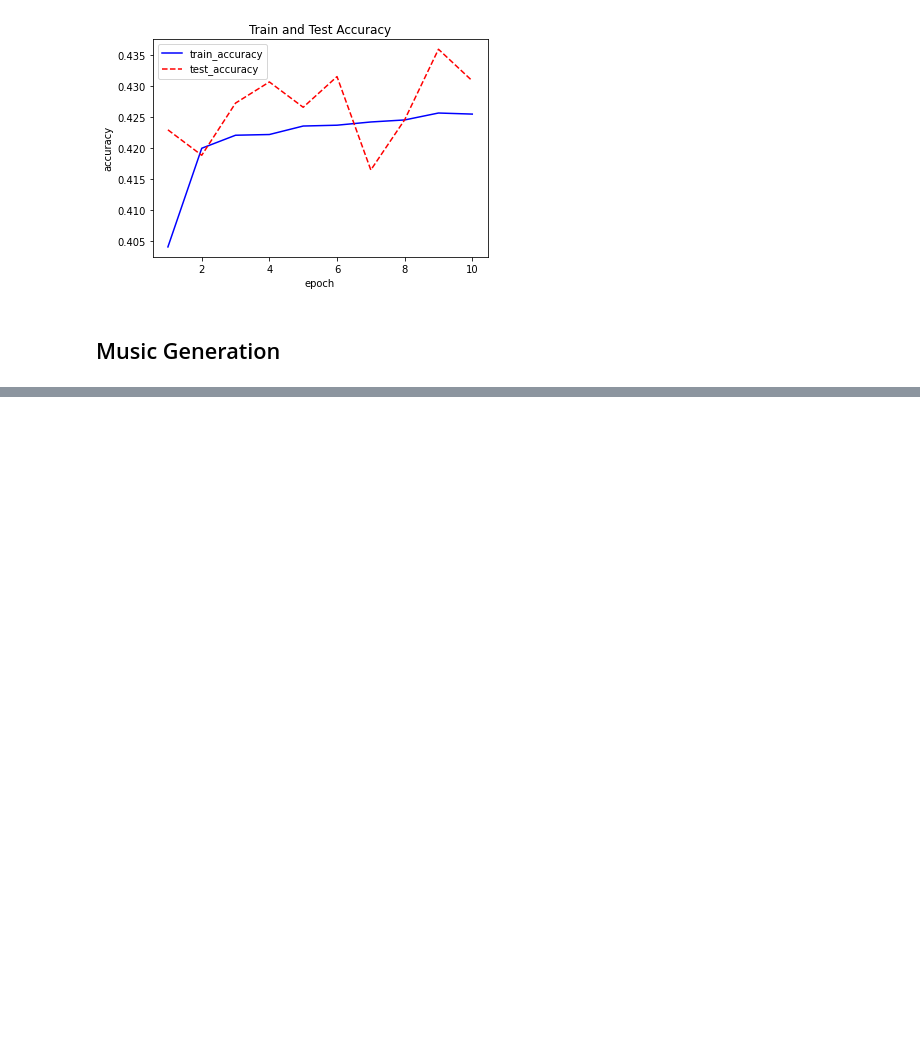
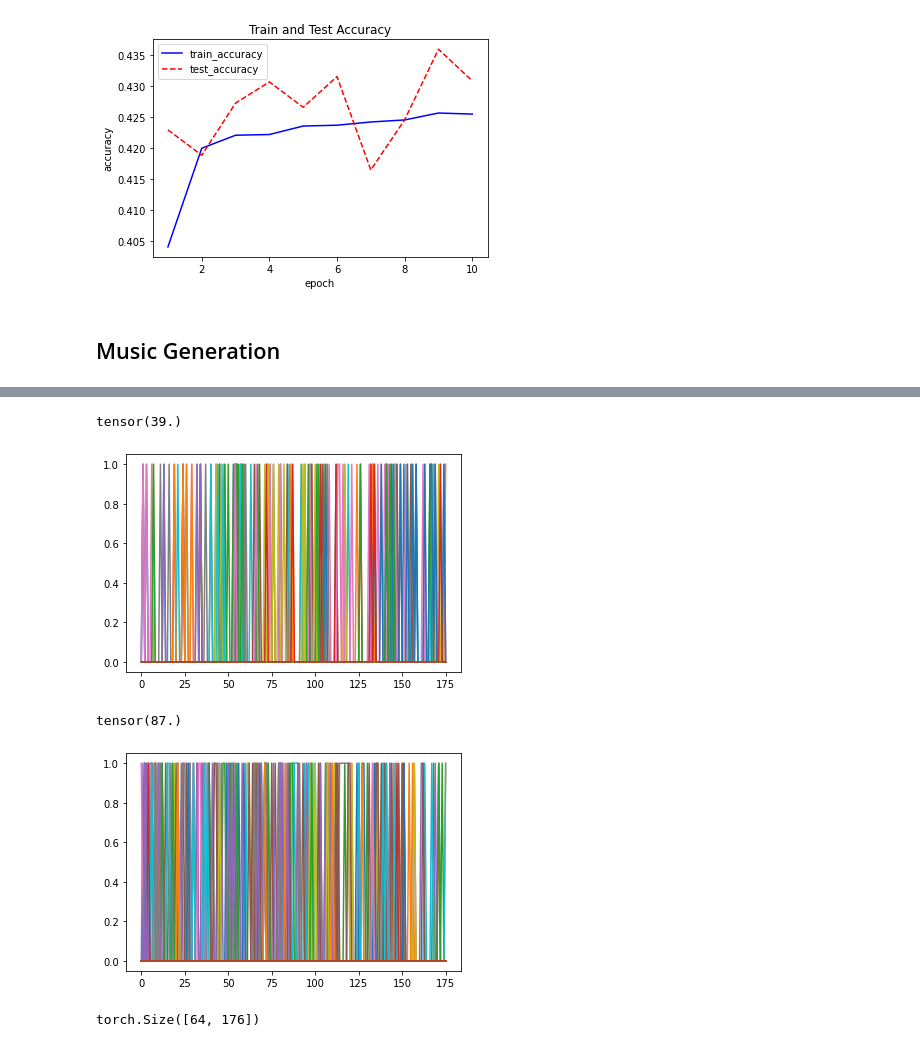
Before and after one commit to Vinnesta/l45-music-gnn, a Jupyter notebook: L45_Mozart_is_a_GNN.ipynb, the cells around one changed output, grey strips where cells are left out. Drawn from its saved outputs; the diff is of its cells as text; code cells hidden in the pictures; blank space fills up the shorter version.

```diff
--- a/L45_Mozart_is_a_GNN.ipynb
+++ b/L45_Mozart_is_a_GNN.ipynb
@@ -273,16 +274,16 @@ def compress_tensor(tensor, file_name, method, desired_tpb=16):
     end = min(start + compress_factor, length)
     tensor_slice = tensor_np[start:end, :]
     if (method == "max"):
-      raise NotImplementedError()
+      compressed_vectors.append(tensor_slice.max(dim=0).values)
     elif (method == "avg"):
       raise NotImplementedError()
     elif (method == "majority"):
       majority = (end-start) / 2
       majority_nonzeroes = np.count_nonzero(tensor_slice, axis=0) >= majority
-      compressed_vectors.append((majority_nonzeroes).astype(int))
+      compressed_vectors.append(torch.tensor((majority_nonzeroes).astype(int)))
     else:
       raise KeyError(f"Unknown method {method}")
-  return torch.tensor(np.array(compressed_vectors))
+  return torch.stack(compressed_vectors)
 
 def reduce_tensor(tensor, start_note, end_note):
   '''
@@ -848,0 +1081,23 @@ plt.show()
+# %%
+new_timesteps = 128
+start_note = 33
+end_note = 96
+orig_tpb = 480
+compressed_tpb = desired_tpb
+sf2_path = '/content/FluidR3_GM.sf2'
+
+data, _ = next(iter(valid_dataloader))
+
+for i in range(2):
+  seed = data[i].to(device)
+  print(torch.sum(seed))
+  generated = create_music(mpnn_net, seed, new_timesteps, start_note, end_note, orig_tpb, compressed_tpb, sf2_path)
+  plt.plot(torch.transpose(generated, 0, 1).cpu().detach().numpy())
+  plt.show()
+print(generated.shape)
+# %% [output]
+tensor(39.)
+[figure, added]
+tensor(87.)
+[figure, added]
+torch.Size([64, 176])
```
Also changed, not shown: parts of 11 cells of this notebook.
